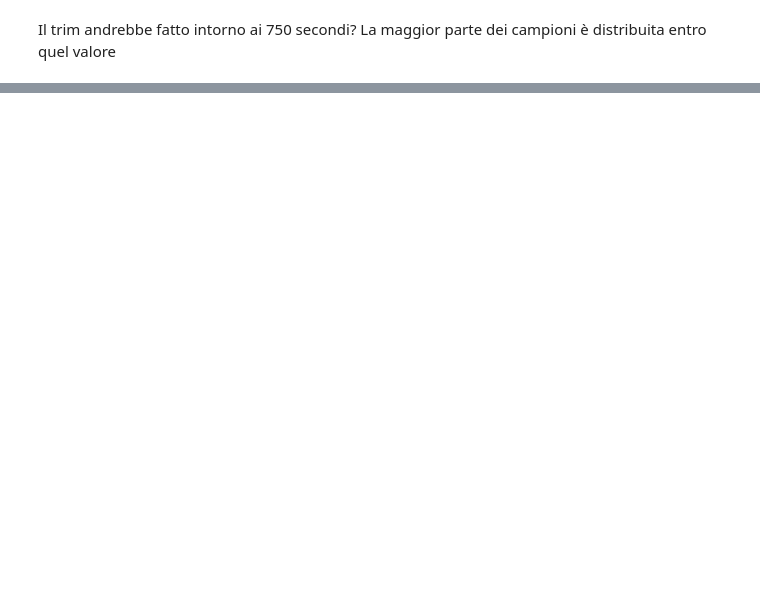
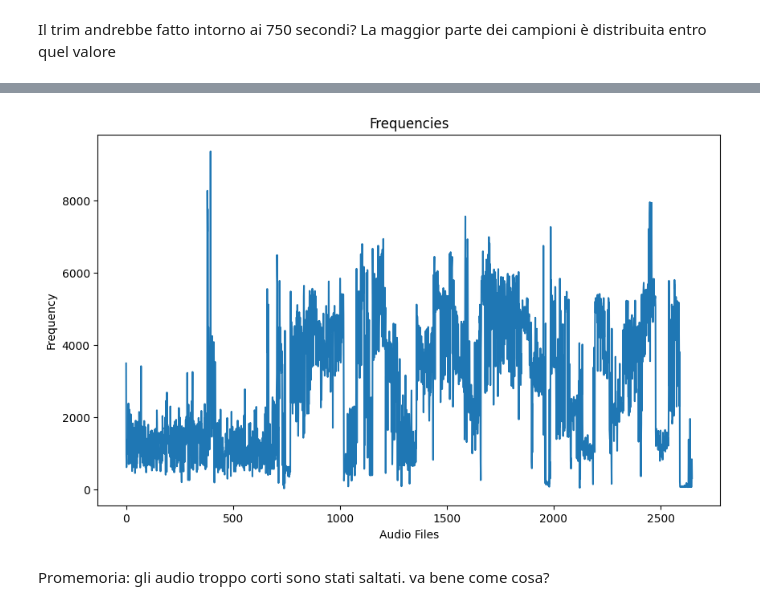
Before and after one commit to frenkmadda/UnderwaterSoundsClassification, a Jupyter notebook: test.ipynb, the cells around one changed output, grey strips where cells are left out. Saved outputs shown, nothing was run; the diff lists cells and outputs as text; code cells hidden in the pictures; blank space fills up the shorter version.

```diff
--- a/test.ipynb
+++ b/test.ipynb
@@ -135,0 +274,7 @@ Il trim andrebbe fatto intorno ai 750 secondi? La maggior parte dei campioni è
+# %%
+# frequenze con mono = True
+plot_frequencies(frequencies)
+# %% [output]
+[figure, added]
+# %% [markdown]
+Promemoria: gli audio troppo corti sono stati saltati. va bene come cosa?
```
Also changed, not shown: parts of 19 cells of this notebook.
